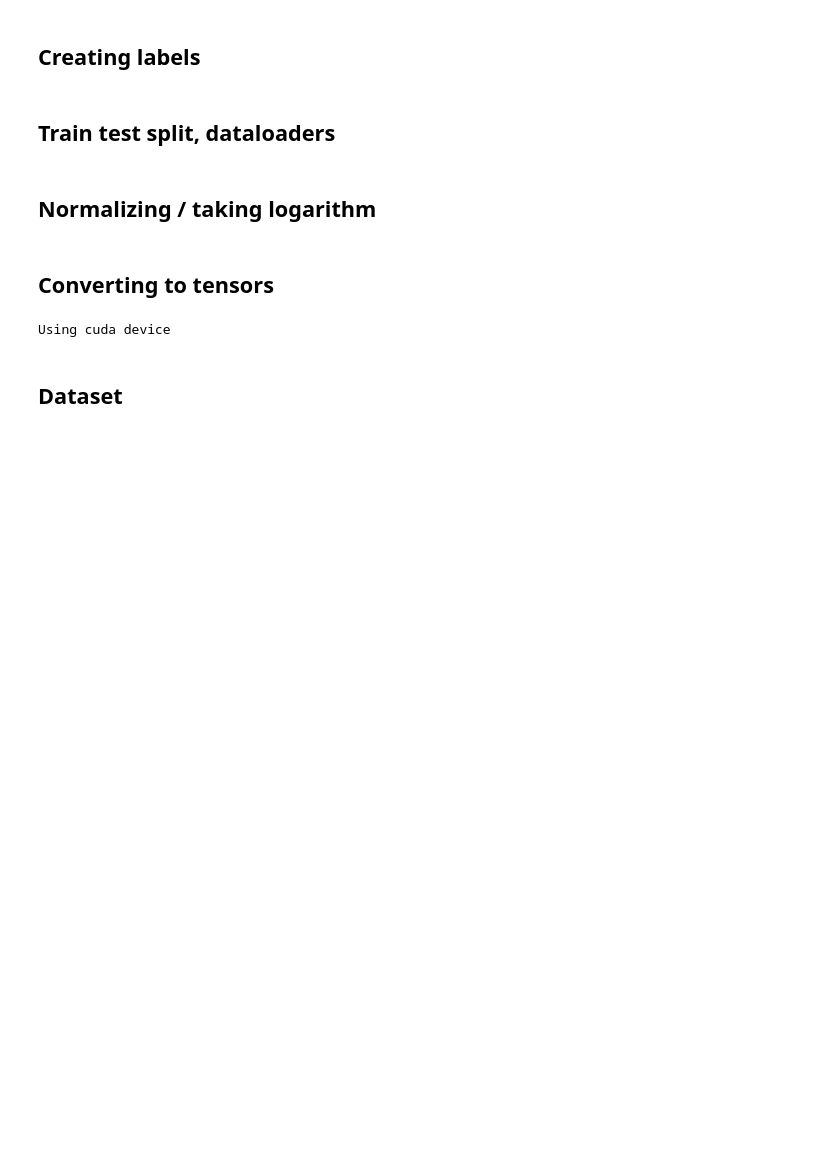
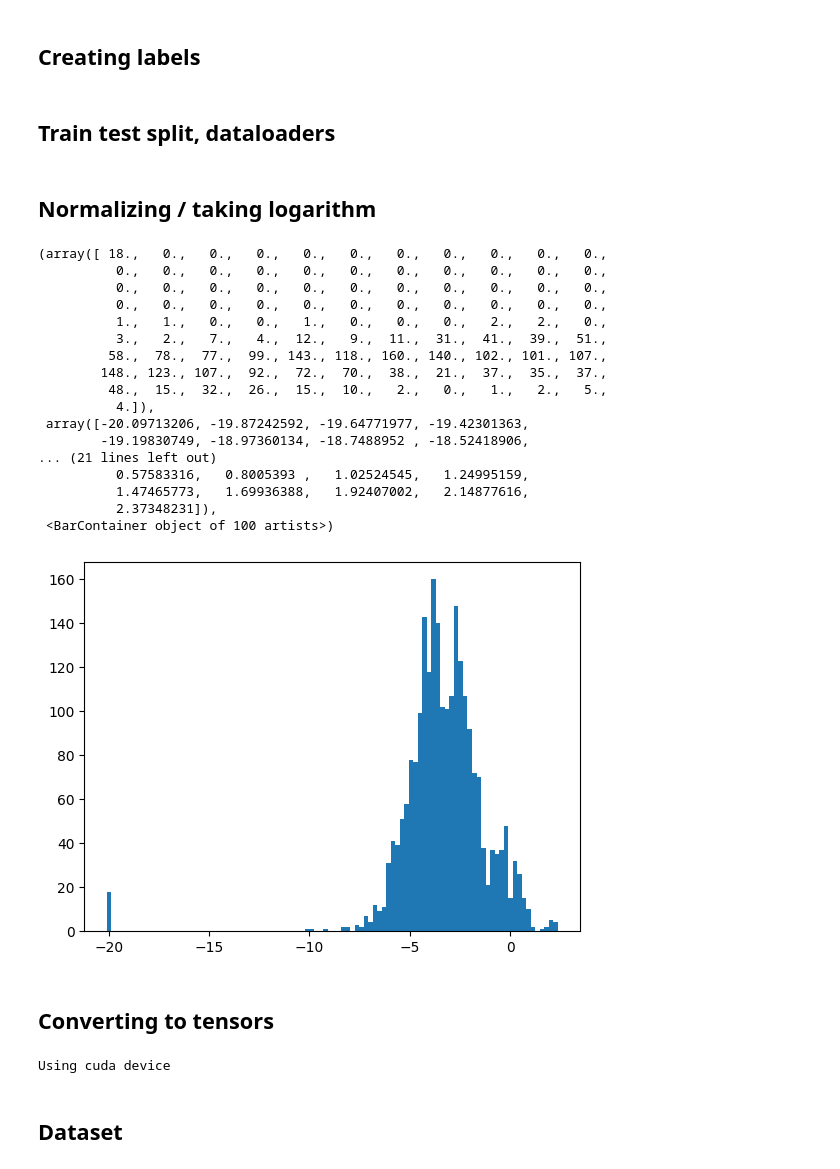
Before and after one commit to BDomzal/inks, a Jupyter notebook: notebooks/inks_classification_nn.ipynb, the cells around one changed output. Saved outputs shown, nothing was run; the diff lists cells and outputs as text; code cells hidden in the pictures; blank space fills up the shorter version.

```diff
--- a/notebooks/inks_classification_nn.ipynb
+++ b/notebooks/inks_classification_nn.ipynb
@@ -231,6 +235,29 @@ elif preprocessing_method == 'logarithm':
 elif preprocessing_method == 'none':
 
     pass
+# %%
+coor = 6
+plt.hist(X_train[:,coor], bins=100)
+#plt.hist(X_test[:,coor], bins=100)
+# %% [output]
+(array([ 18.,   0.,   0.,   0.,   0.,   0.,   0.,   0.,   0.,   0.,   0.,
+          0.,   0.,   0.,   0.,   0.,   0.,   0.,   0.,   0.,   0.,   0.,
+          0.,   0.,   0.,   0.,   0.,   0.,   0.,   0.,   0.,   0.,   0.,
+          0.,   0.,   0.,   0.,   0.,   0.,   0.,   0.,   0.,   0.,   0.,
+          1.,   1.,   0.,   0.,   1.,   0.,   0.,   0.,   2.,   2.,   0.,
+          3.,   2.,   7.,   4.,  12.,   9.,  11.,  31.,  41.,  39.,  51.,
+         58.,  78.,  77.,  99., 143., 118., 160., 140., 102., 101., 107.,
+        148., 123., 107.,  92.,  72.,  70.,  38.,  21.,  37.,  35.,  37.,
+         48.,  15.,  32.,  26.,  15.,  10.,   2.,   0.,   1.,   2.,   5.,
+          4.]),
+ array([-20.09713206, -19.87242592, -19.64771977, -19.42301363,
+        -19.19830749, -18.97360134, -18.7488952 , -18.52418906,
+... (21 lines left out)
+          0.57583316,   0.8005393 ,   1.02524545,   1.24995159,
+          1.47465773,   1.69936388,   1.92407002,   2.14877616,
+          2.37348231]),
+ <BarContainer object of 100 artists>)
+[figure, added]
 # %% [markdown]
 ## Converting to tensors
 # %%
```
Also changed, not shown: parts of 19 cells of this notebook, 3 other files.
